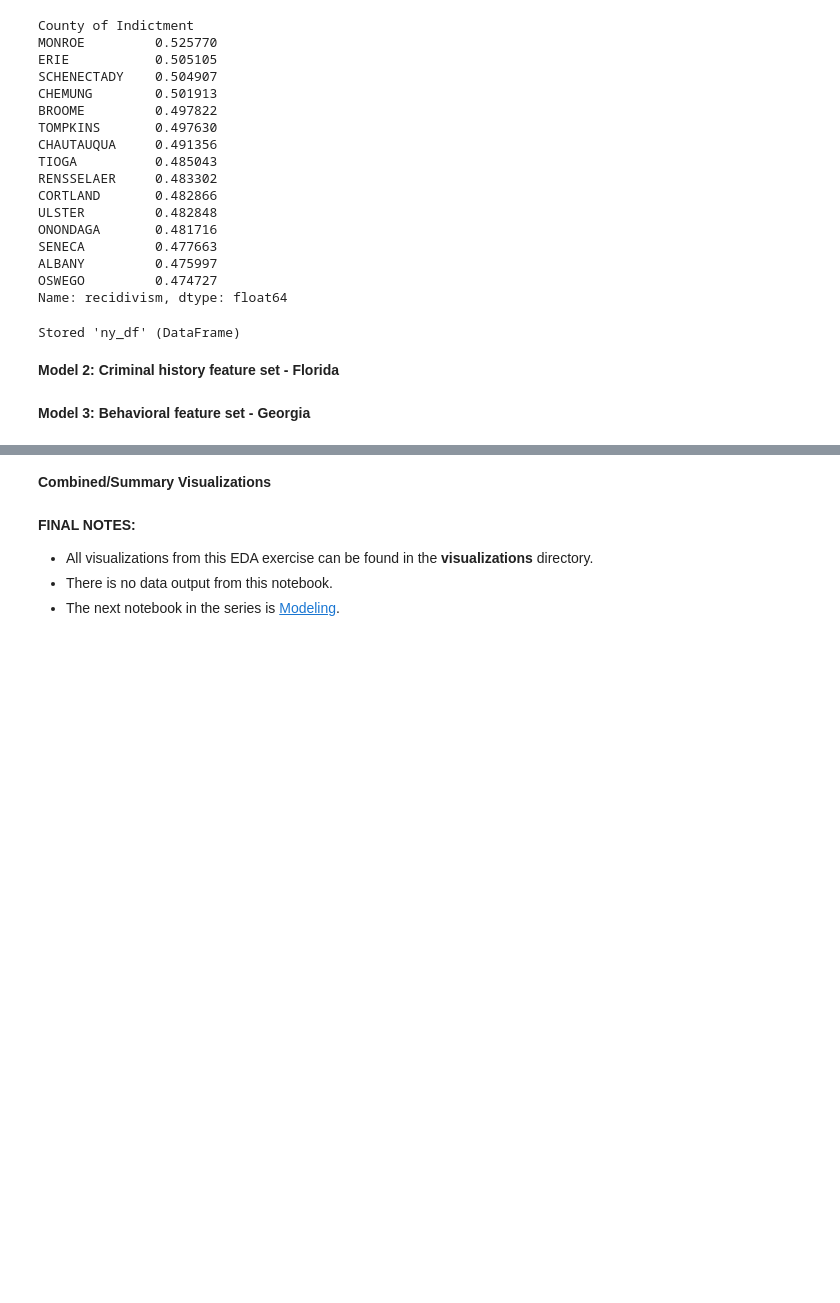
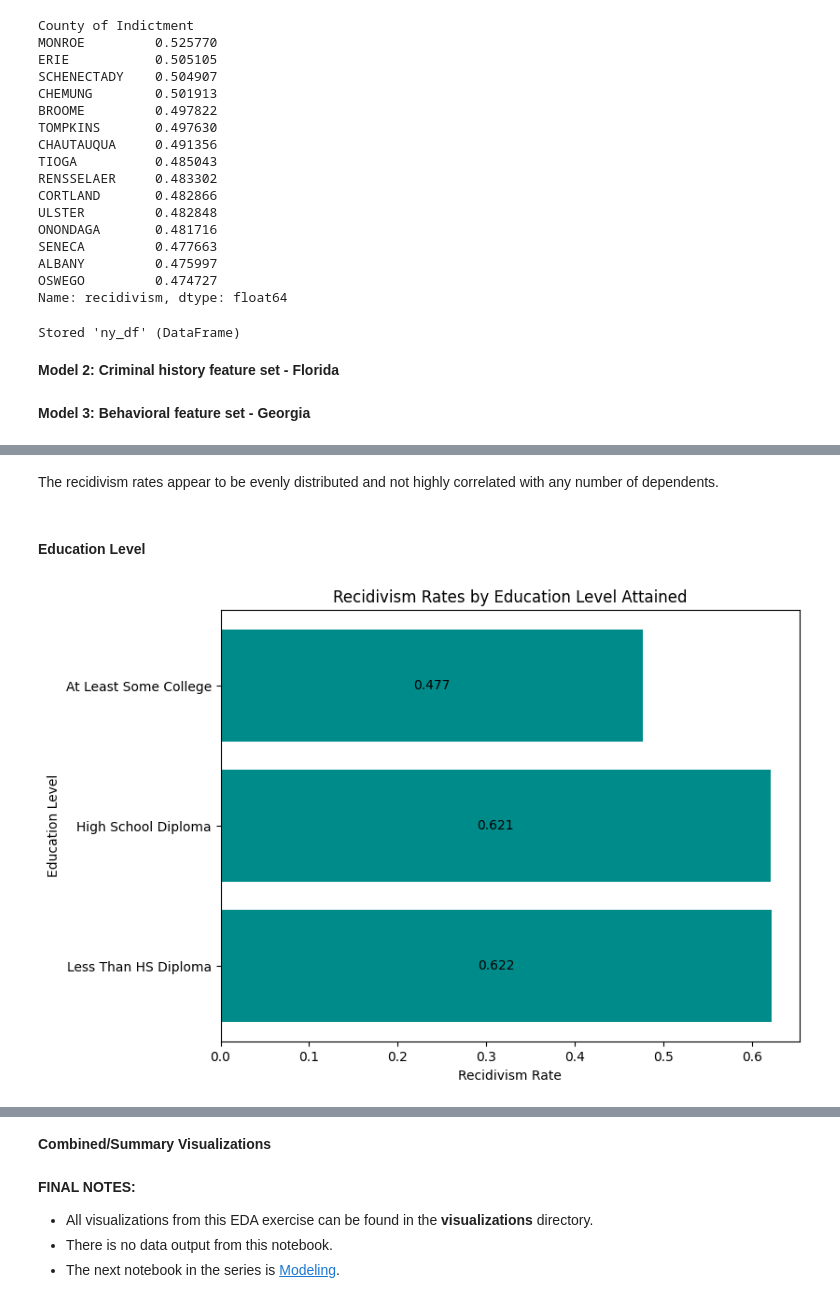
Before and after one commit to ga-dsi-822-group4/recidivism, a Jupyter notebook: notebooks/02_eda.ipynb, the cells around one changed output, grey strips where cells are left out. Drawn from its saved outputs; the diff is of its cells as text; code cells hidden in the pictures; blank space fills up the shorter version.

```diff
--- a/notebooks/02_eda.ipynb
+++ b/notebooks/02_eda.ipynb
@@ -196,0 +275,20 @@ Stored 'ny_df' (DataFrame)
+# %% [markdown]
+The recidivism rates appear to be evenly distributed and not highly correlated with any number of dependents.
+# %% [markdown]
+#### Education Level
+# %%
+education_recidivism = ga.groupby(by = ['education_level'])['recidivism_within_3years'].value_counts(normalize=True)
+education_recidivism = pd.DataFrame(education_recidivism)
+
+fig, ax = plt.subplots(figsize=(8, 6))
+
+y_vals = [val for val, bool in education_recidivism.index[::2]]
+recid_pcts = [round(val,3) for val in education_recidivism['recidivism_within_3years'][1:3]]
+recid_pcts.append(round(education_recidivism['recidivism_within_3years'][4], 3))
+edu_plot = ax.barh(y=y_vals[::-1],
+    width=recid_pcts[::-1], color='darkcyan')
+ax.bar_label(edu_plot, label_type='center')
+ax.set(title='Recidivism Rates by Education Level Attained', xlabel='Recidivism Rate', ylabel='Education Level', yticks=[0, 1, 2], yticklabels=['Less Than HS Diploma', 'High School Diploma', 'At Least Some College'])
+plt.show();
+# %% [output]
+[figure, added]
```
Also changed, not shown: parts of 50 cells of this notebook.
